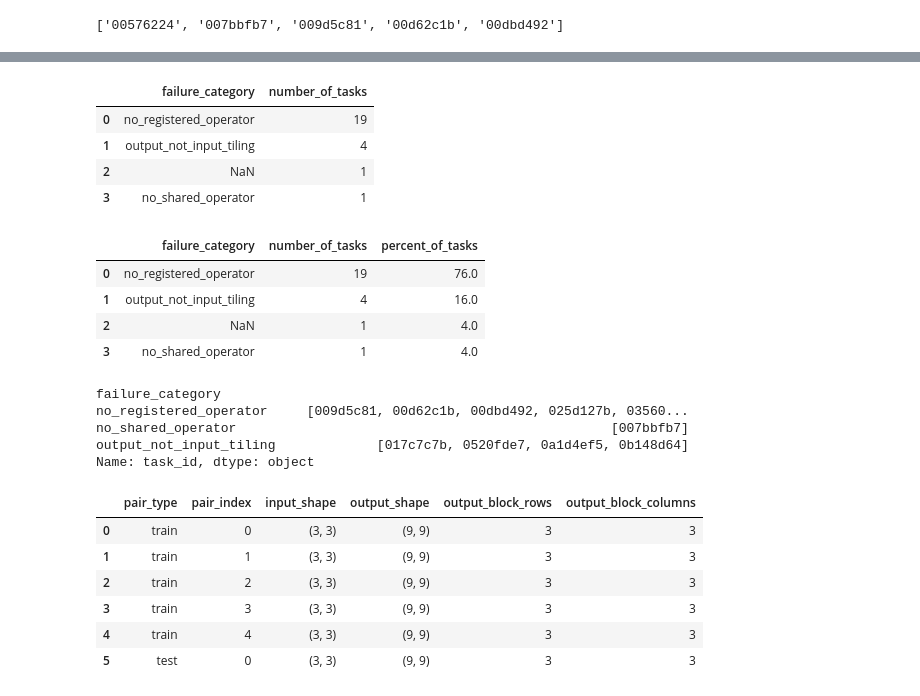
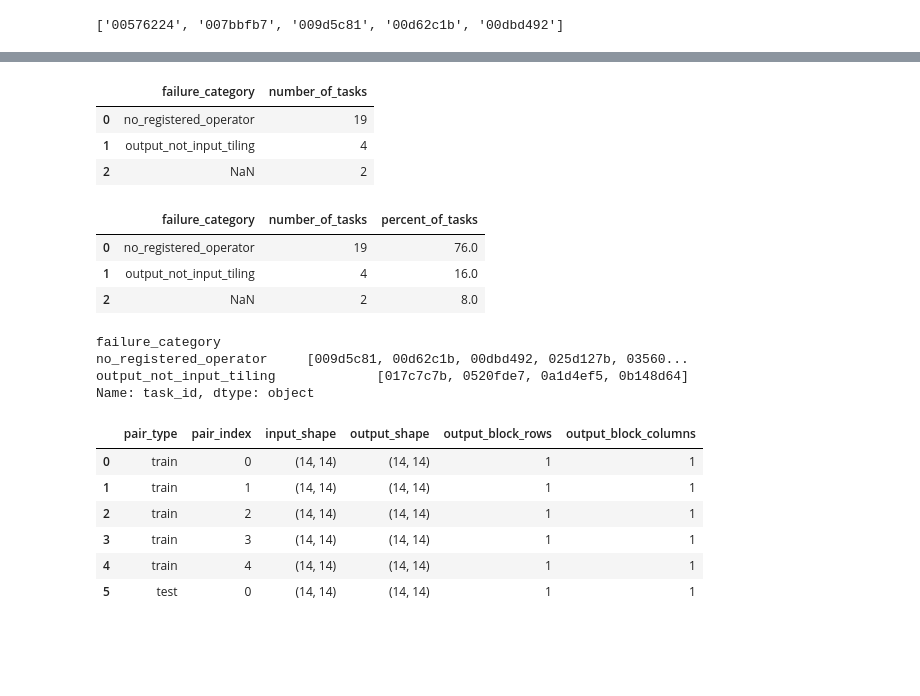
Before and after one commit to featuregraph/featuregraph-research, a Jupyter notebook: notebooks/arc-agi_evaluation.ipynb, the cells around one changed output, grey strips where cells are left out. Cells and saved outputs as stored; diff of their text form; code cells hidden in the pictures; blank space fills up the shorter version.

```diff
--- a/notebooks/arc-agi_evaluation.ipynb
+++ b/notebooks/arc-agi_evaluation.ipynb
@@ -177,28 +171,19 @@ evaluation_table
 # %%
 def categorize_failure(failure):
     if pd.isna(failure):
-        return None
+        return np.nan
 
-    if failure.startswith("No operator matched block"):
+    if "Output cannot be divided into input-shaped blocks." in failure:
+        return "output_not_input_tiling"
+
+    if "Training pairs have no shared operator" in failure:
+        return "no_shared_operator"
+
+    if "No operator matched block" in failure:
         return "no_registered_operator"
 
-    if failure.startswith(
-        "Output cannot be divided into input-shaped blocks"
-    ):
-        return "output_not_input_tiling"
-
-    if failure.startswith(
-        "Training pairs produced different instruction-layout shapes"
-    ):
-        return "inconsistent_layout_shape"
-
-    if failure.startswith("Multiple operators remain"):
-        return "operator_ambiguity"
-
-    if failure.startswith(
-        "Training pairs have no shared operator"
-    ):
-        return "no_shared_operator"
+    if "Multiple operators remain" in failure:
+        return "ambiguous_operator"
 
     return "other"
 # %%
@@ -218,8 +203,7 @@ failure_summary
 |  | failure_category | number_of_tasks |
 | 0 | no_registered_operator | 19 |
 | 1 | output_not_input_tiling | 4 |
-| 2 | NaN | 1 |
-| 3 | no_shared_operator | 1 |
+| 2 | NaN | 2 |
 # %%
 failure_summary["percent_of_tasks"] = (
     100
@@ -232,8 +216,7 @@ failure_summary
 |  | failure_category | number_of_tasks | percent_of_tasks |
 | 0 | no_registered_operator | 19 | 76.0 |
 | 1 | output_not_input_tiling | 4 | 16.0 |
-| 2 | NaN | 1 | 4.0 |
-| 3 | no_shared_operator | 1 | 4.0 |
+| 2 | NaN | 2 | 8.0 |
 # %%
 failure_examples = (
     evaluation_table
@@ -246,17 +229,14 @@ failure_examples
 # %% [output]
 failure_category
 no_registered_operator     [009d5c81, 00d62c1b, 00dbd492, 025d127b, 03560...
-no_shared_operator                                                [007bbfb7]
 output_not_input_tiling             [017c7c7b, 0520fde7, 0a1d4ef5, 0b148d64]
 Name: task_id, dtype: object
 # %%
-# representative_task_id = failure_examples[
-#     "no_registered_operator"
-# ][0]
+representative_task_id = failure_examples[
+    "no_registered_operator"
+][0]
 
-# representative_task = challenges[representative_task_id]
-
-representative_task_id = "007bbfb7"
+representative_task_id
 representative_task = challenges[representative_task_id]
 
 shape_rows = []
@@ -273,36 +253,36 @@ for pair_type in ("train", "test"):
             else None
         )
 
         shape_rows.append(
             {
                 "pair_type": pair_type,
                 "pair_index": pair_index,
                 "input_shape": input_grid.shape,
                 "output_shape": (
                     output_grid.shape
                     if output_grid is not None
                     else None
                 ),
                 "output_block_rows": (
                     output_grid.shape[0] // input_grid.shape[0]
                     if output_grid is not None
                     else None
                 ),
                 "output_block_columns": (
                     output_grid.shape[1] // input_grid.shape[1]
                     if output_grid is not None
                     else None
                 ),
             }
         )
 
 shape_table = pd.DataFrame(shape_rows)
 shape_table
 # %% [output]
 |  | pair_type | pair_index | input_shape | output_shape | output_block_rows | output_block_columns |
-| 0 | train | 0 | (3, 3) | (9, 9) | 3 | 3 |
-| 1 | train | 1 | (3, 3) | (9, 9) | 3 | 3 |
-| 2 | train | 2 | (3, 3) | (9, 9) | 3 | 3 |
-| 3 | train | 3 | (3, 3) | (9, 9) | 3 | 3 |
-| 4 | train | 4 | (3, 3) | (9, 9) | 3 | 3 |
-| 5 | test | 0 | (3, 3) | (9, 9) | 3 | 3 |
+| 0 | train | 0 | (14, 14) | (14, 14) | 1 | 1 |
+| 1 | train | 1 | (14, 14) | (14, 14) | 1 | 1 |
+| 2 | train | 2 | (14, 14) | (14, 14) | 1 | 1 |
+| 3 | train | 3 | (14, 14) | (14, 14) | 1 | 1 |
+| 4 | train | 4 | (14, 14) | (14, 14) | 1 | 1 |
+| 5 | test | 0 | (14, 14) | (14, 14) | 1 | 1 |
```
Also changed, not shown: parts of 32 cells of this notebook, 4 other files.
